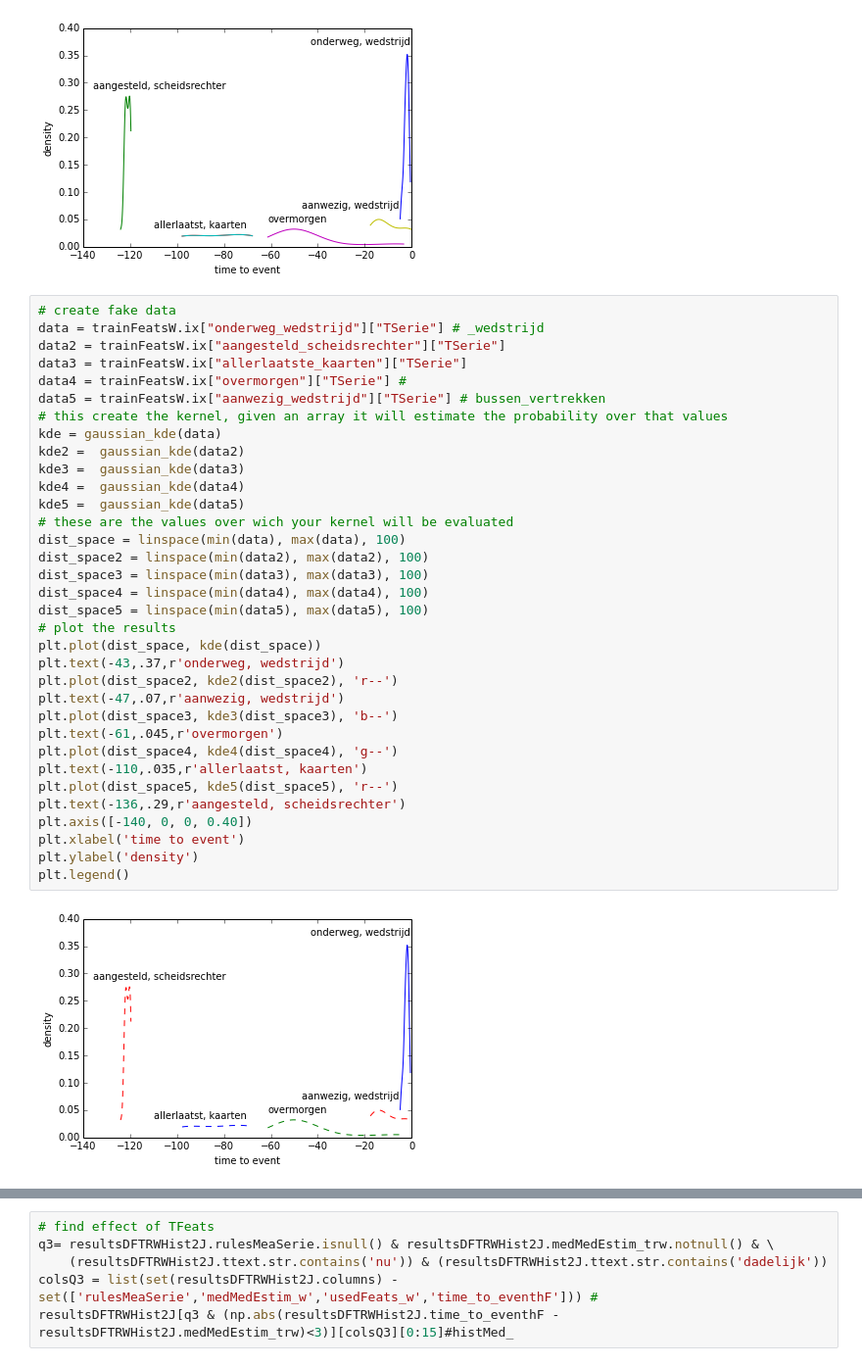
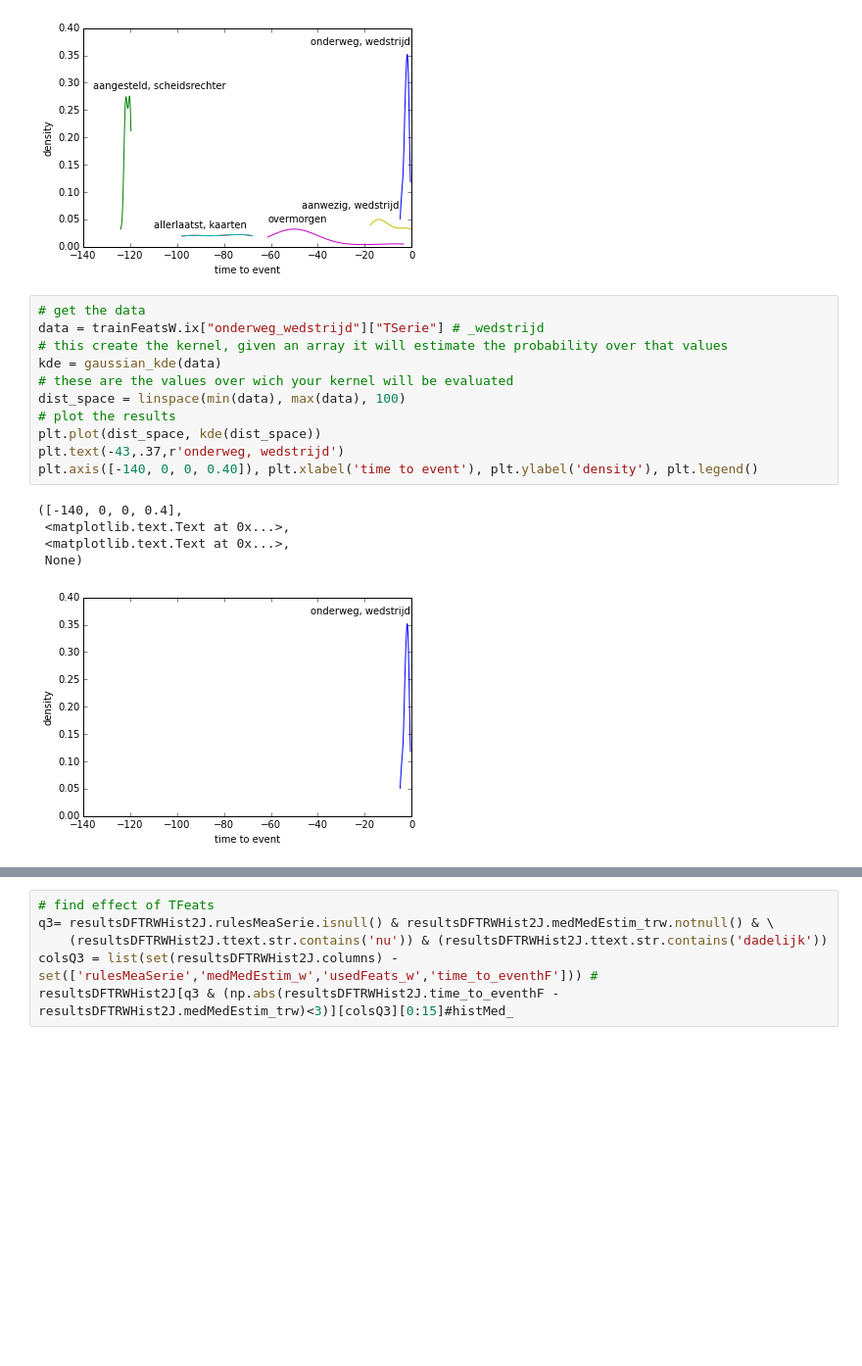
Before and after one commit to ahurriyetoglu/tte_estimation, a Jupyter notebook: WordTimeSeries.ipynb, the cells around one changed output, grey strips where cells are left out. Shown at 98% size. Drawn from its saved outputs; the diff is of its cells as text; blank space fills up the shorter version.

```diff
--- a/WordTimeSeries.ipynb
+++ b/WordTimeSeries.ipynb
@@ -2684,41 +2686,22 @@ fig.savefig('WFeatsExamples.eps', format='eps')
 # %% [output]
 [figure]
 # %%
-# create fake data
+# get the data
 data = trainFeatsW.ix["onderweg_wedstrijd"]["TSerie"] # _wedstrijd
-data2 = trainFeatsW.ix["aangesteld_scheidsrechter"]["TSerie"]
-data3 = trainFeatsW.ix["allerlaatste_kaarten"]["TSerie"]
-data4 = trainFeatsW.ix["overmorgen"]["TSerie"] #
-data5 = trainFeatsW.ix["aanwezig_wedstrijd"]["TSerie"] # bussen_vertrekken
 # this create the kernel, given an array it will estimate the probability over that values
 kde = gaussian_kde(data)
-kde2 =  gaussian_kde(data2)
-kde3 =  gaussian_kde(data3)
-kde4 =  gaussian_kde(data4)
-kde5 =  gaussian_kde(data5)
 # these are the values over wich your kernel will be evaluated
 dist_space = linspace(min(data), max(data), 100)
-dist_space2 = linspace(min(data2), max(data2), 100)
-dist_space3 = linspace(min(data3), max(data3), 100)
-dist_space4 = linspace(min(data4), max(data4), 100)
-dist_space5 = linspace(min(data5), max(data5), 100)
 # plot the results
 plt.plot(dist_space, kde(dist_space))
 plt.text(-43,.37,r'onderweg, wedstrijd')
-plt.plot(dist_space2, kde2(dist_space2), 'r--')
-plt.text(-47,.07,r'aanwezig, wedstrijd')
-plt.plot(dist_space3, kde3(dist_space3), 'b--')
-plt.text(-61,.045,r'overmorgen')
-plt.plot(dist_space4, kde4(dist_space4), 'g--')
-plt.text(-110,.035,r'allerlaatst, kaarten')
-plt.plot(dist_space5, kde5(dist_space5), 'r--')
-plt.text(-136,.29,r'aangesteld, scheidsrechter')
-plt.axis([-140, 0, 0, 0.40])
-plt.xlabel('time to event')
-plt.ylabel('density')
-plt.legend()
+plt.axis([-140, 0, 0, 0.40]), plt.xlabel('time to event'), plt.ylabel('density'), plt.legend()
 # %% [output]
+([-140, 0, 0, 0.4],
+ <matplotlib.text.Text at 0x...>,
+ <matplotlib.text.Text at 0x...>,
+ None)
-[figure, old version]
+[figure, new version]
 # %%
 # find effect of WFeats
 q2= resultsDFTRWHist2J.rulesMeaSerie.isnull() & resultsDFTRWHist2J.medMedEstim_trw.isnull() & \
```
Also changed, not shown: parts of 80 cells of this notebook.
